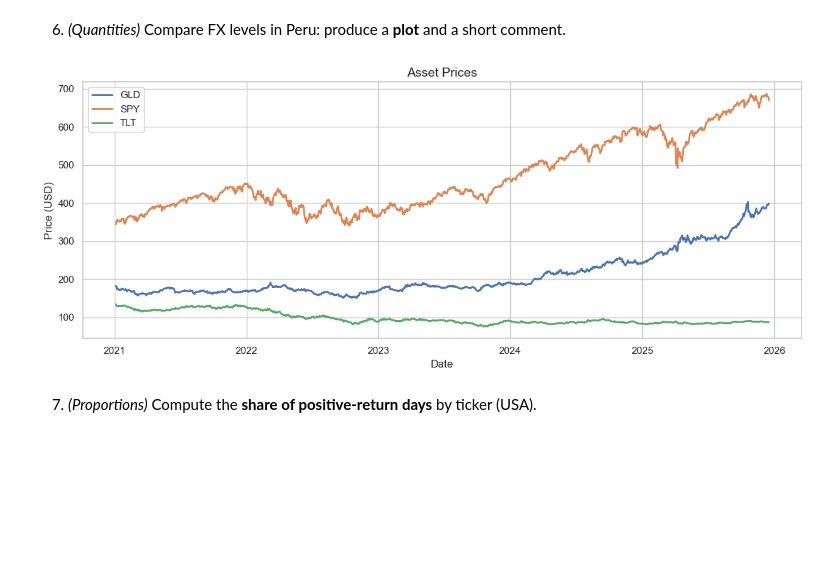
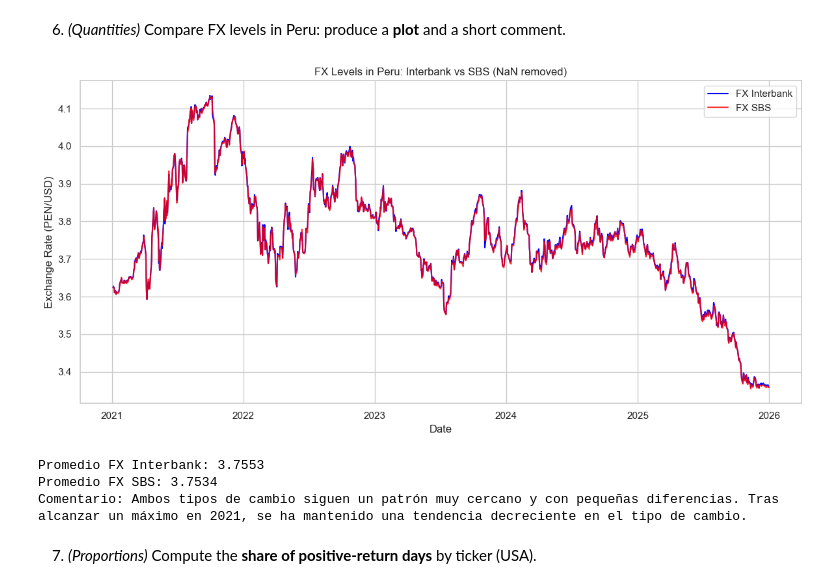
Before and after one commit to anzonyquispe/Python-for-Finance, a Jupyter notebook: homeworks/Assignment_3/Group 6.ipynb, the cells around one changed output. Cells and saved outputs as stored; diff of their text form; code cells hidden in the pictures; blank space fills up the shorter version.

```diff
--- a/homeworks/Assignment_3/Group 6.ipynb
+++ b/homeworks/Assignment_3/Group 6.ipynb
@@ -245,6 +146,7 @@ df_tidy.head(10)
 # %% [markdown]
 3. Clean to **wide format** with columns: `fx_interbank`, `fx_sbs`, `gold`, `copper` (as in the notebook).
 # %%
+# --- Map series codes to readable names ---
 series_map = {
     "PD04637PD": "fx_interbank",
     "PD04639PD": "fx_sbs",
@@ -252,14 +154,17 @@ series_map = {
     "PD04701XD": "gold",
 }
 
-df_wide = (
+# Rename series
+df_tidy["series"] = df_tidy["series"].map(series_map)
+
+# Pivot to wide format
+df_wide_clean = (
     df_tidy
-        .loc[df_tidy["series"].isin(series_map)]
-        .assign(series=lambda x: x["series"].map(series_map))
-        .pivot(index="date", columns="series", values="value")
-        .sort_index()
-        .reset_index()
+    .pivot(index="date", columns="series", values="value")
+    .sort_index()
+    .reset_index()
 )
 
-print(df_wide)
+print(df_wide_clean.head())
+print(df_wide_clean.tail())
 # %% [output]
@@ -336,35 +245,37 @@ df_ret.head()
 # %% [markdown]
 6. *(Quantities)* Compare FX levels in Peru: produce a **plot** and a short comment.
 # %%
-# Ensure datetime
-df_tidy["date"] = pd.to_datetime(df_tidy["date"])
+# Configuración de estilo
+sns.set_theme(style="whitegrid")
+plt.rcParams['figure.figsize'] = (12, 6)
 
-# Style
-sns.set_theme(style="whitegrid")
+# ── Filtrar filas sin NaN en fx_interbank y fx_sbs ─────────────────────────────
+df_plot = df_wide_clean.dropna(subset=["fx_interbank", "fx_sbs"])
 
-fig, ax = plt.subplots(figsize=(12, 5))
+# ── Plot FX levels in Peru ─────────────────────────────────────────────────────
+plt.plot(df_plot["date"], df_plot["fx_interbank"], label="FX Interbank", color="blue")
+plt.plot(df_plot["date"], df_plot["fx_sbs"], label="FX SBS", color="red", alpha=0.8)
 
-# Plot each ticker
-for ticker, g in df_tidy.groupby("ticker"):
-    ax.plot(g["date"], g["close"], label=ticker, linewidth=2)
+# Etiquetas y título
+plt.xlabel("Date")
+plt.ylabel("Exchange Rate (PEN/USD)")
+plt.title("FX Levels in Peru: Interbank vs SBS (NaN removed)")
+plt.legend()
+plt.tight_layout()
 
-# Title and labels
-ax.set_title("Asset Prices", fontsize=14)
-ax.set_xlabel("Date")
-ax.set_ylabel("Price (USD)")
+plt.show()
 
-# Date formatting
-ax.xaxis.set_major_locator(mdates.YearLocator())
-ax.xaxis.set_major_formatter(mdates.DateFormatter("%Y"))
-plt.xticks(rotation=0)
+interbank_mean = df_plot["fx_interbank"].mean()
+sbs_mean = df_plot["fx_sbs"].mean()
 
-# Legend
-ax.legend()
-
-plt.tight_layout()
-plt.show()
+print(f"Promedio FX Interbank: {interbank_mean:.4f}")
+print(f"Promedio FX SBS: {sbs_mean:.4f}")
+print("Comentario: Ambos tipos de cambio siguen un patrón muy cercano y con pequeñas diferencias. Tras alcanzar un máximo en 2021, se ha mantenido una tendencia decreciente en el tipo de cambio.")
 # %% [output]
-[figure, old version]
+[figure, new version]
+Promedio FX Interbank: 3.7553
+Promedio FX SBS: 3.7534
+Comentario: Ambos tipos de cambio siguen un patrón muy cercano y con pequeñas diferencias. Tras alcanzar un máximo en 2021, se ha mantenido una tendencia decreciente en el tipo de cambio.
 # %% [markdown]
 7. *(Proportions)* Compute the **share of positive-return days** by ticker (USA).
 # %%
```
Also changed, not shown: parts of 11 cells of this notebook.
